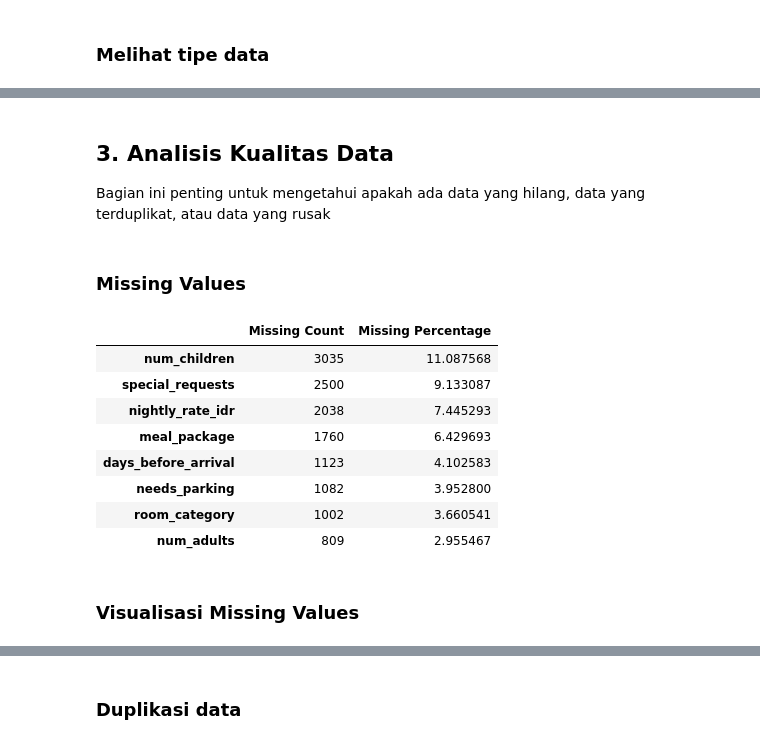
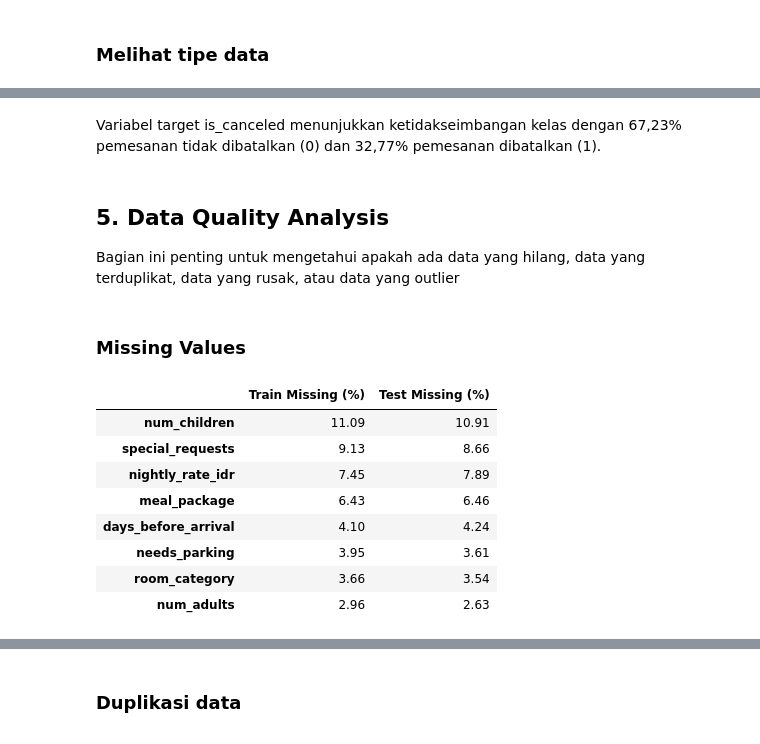
Before and after one commit to adielrum/IF3170_G32_PasukanPramaPutra, a Jupyter notebook: src/data_processing/eda.ipynb, the cells around one changed output, grey strips where cells are left out. Drawn from its saved outputs; the diff is of its cells as text; code cells hidden in the pictures.

```diff
--- a/src/data_processing/eda.ipynb
+++ b/src/data_processing/eda.ipynb
@@ -121,34 +235,37 @@ display(train.describe(include=["object", "str", "category"]))
+# %% [markdown]
+Variabel target is_canceled menunjukkan ketidakseimbangan kelas dengan 67,23% pemesanan tidak dibatalkan (0) dan 32,77% pemesanan dibatalkan (1).
 # %% [markdown]
-## 3. Analisis Kualitas Data
+## 5. Data Quality Analysis
 
-Bagian ini penting untuk mengetahui apakah ada data yang hilang, data yang terduplikat, atau data yang rusak
+Bagian ini penting untuk mengetahui apakah ada data yang hilang, data yang terduplikat, data yang rusak, atau data yang outlier
 # %% [markdown]
 ### Missing Values
 # %%
 missing = pd.DataFrame({
-    "Missing Count": train.isnull().sum(),
-    "Missing Percentage": train.isnull().mean() * 100,
+    "Train Missing (%)": train.isna().mean() * 100,
+    "Test Missing (%)": test.isna().mean() * 100,
 })
 
-# Hanya kolom yang memiliki missing values
-missing = missing.loc[missing["Missing Count"] > 0]
+missing = missing.fillna(0)
 
-# Urutkan berdasarkan persentase missing values
+missing = missing[
+    (missing["Train Missing (%)"] > 0) |
+    (missing["Test Missing (%)"] > 0)
+]
+
 missing = missing.sort_values(
-    by="Missing Percentage",
-    ascending=False,
+    "Train Missing (%)",
+    ascending=False
 )
 
-display(missing)
+display(missing.round(2))
 # %% [output]
-|  | Missing Count | Missing Percentage |
-| num_children | 3035 | 11.087568 |
-| special_requests | 2500 | 9.133087 |
-| nightly_rate_idr | 2038 | 7.445293 |
-| meal_package | 1760 | 6.429693 |
-| days_before_arrival | 1123 | 4.102583 |
-| needs_parking | 1082 | 3.952800 |
-| room_category | 1002 | 3.660541 |
-| num_adults | 809 | 2.955467 |
+|  | Train Missing (%) | Test Missing (%) |
+| num_children | 11.09 | 10.91 |
+| special_requests | 9.13 | 8.66 |
+| nightly_rate_idr | 7.45 | 7.89 |
+| meal_package | 6.43 | 6.46 |
+| days_before_arrival | 4.10 | 4.24 |
+| needs_parking | 3.95 | 3.61 |
+| room_category | 3.66 | 3.54 |
+| num_adults | 2.96 | 2.63 |
-# %% [markdown]
-### Visualisasi Missing Values
```
Also changed, not shown: parts of 67 cells of this notebook.
